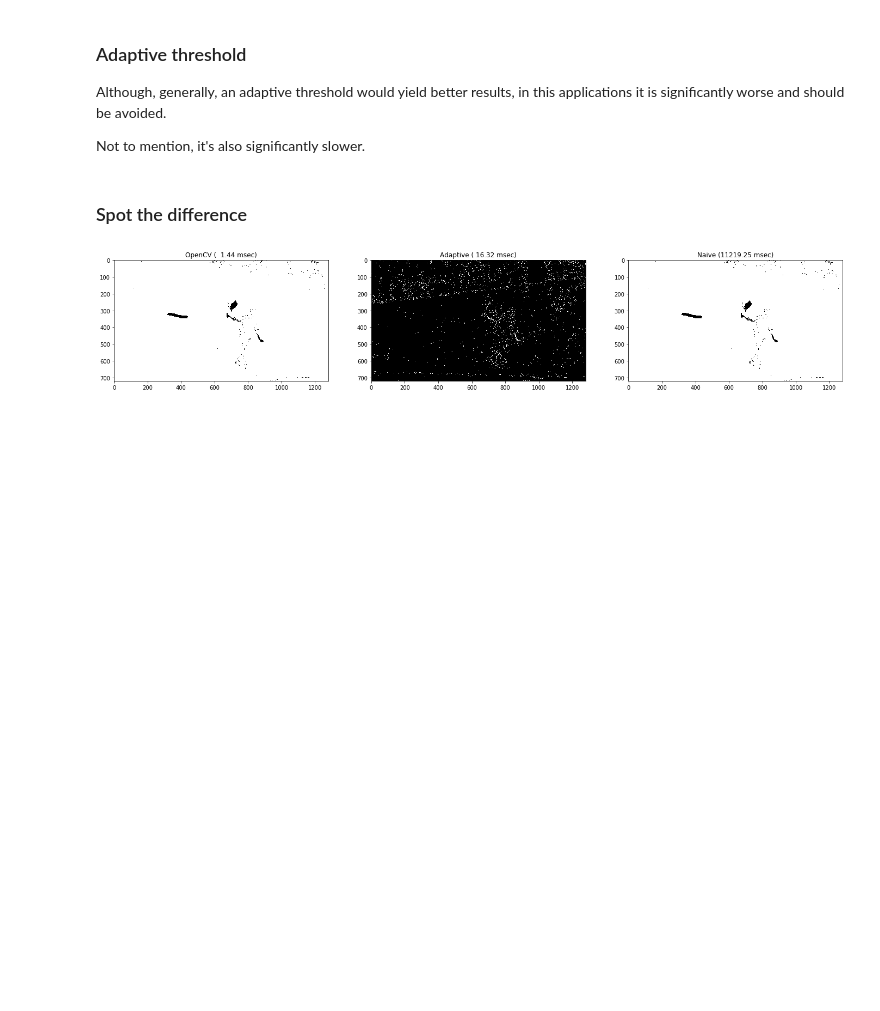
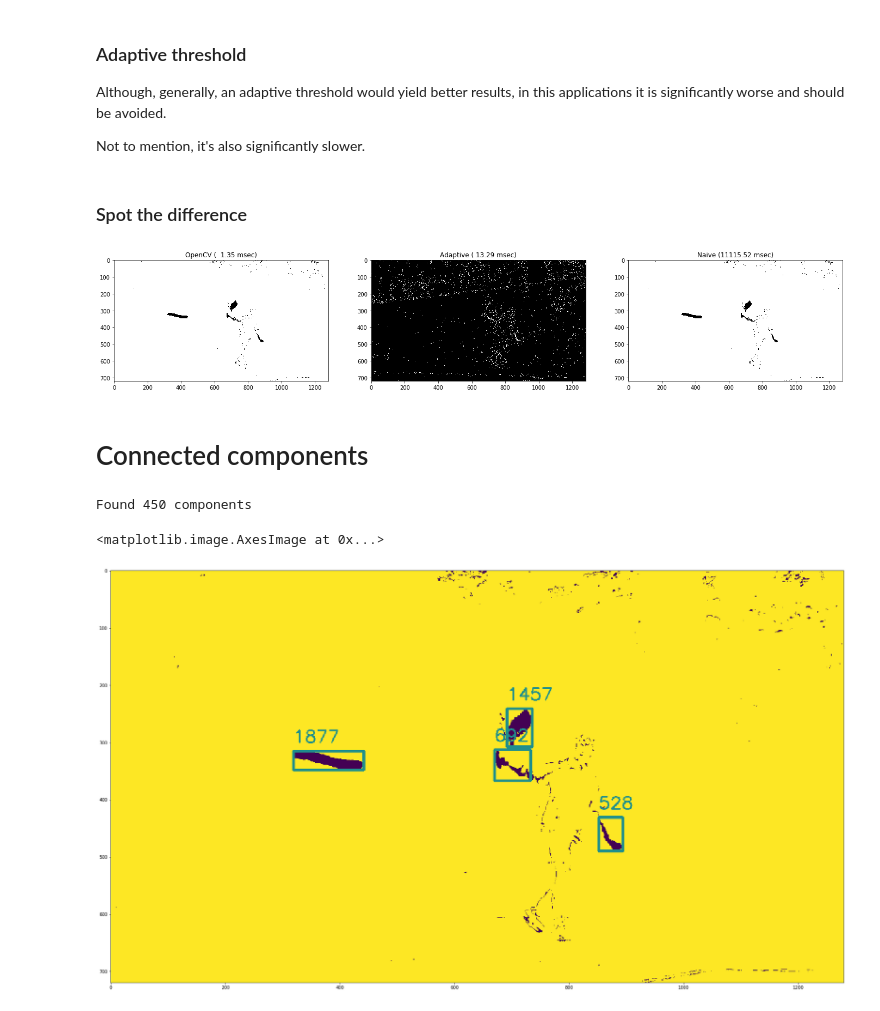
Before and after one commit to meharc/tensor, a Jupyter notebook: notebooks/Tennis & Palle.ipynb, the cells around one changed output. Cells and saved outputs as stored; diff of their text form; code cells hidden in the pictures; blank space fills up the shorter version.

Commit message:
Added component detection

```diff
--- a/notebooks/Tennis & Palle.ipynb
+++ b/notebooks/Tennis & Palle.ipynb
@@ -192,3 +192,38 @@ for t, img in enumerate([detect, detect_adaptive, detect_naive]):
     cv2.imwrite(IMG_TEMPLATE.format(titles[t].split()[0]), img)
 # %% [output]
 [figure]
+# %% [markdown]
+# Connected components
+# %%
+nd = cv2.bitwise_not(detect)
+num, labels, stats, centroids = cv2.connectedComponentsWithStats(nd, ltype=cv2.CV_16U)
+
+print("Found {} components".format(num - 1))
+plt.figure(figsize=(30, 30))
+
+font                   = cv2.FONT_HERSHEY_SIMPLEX
+fontScale              = 1
+fontColor              = 127
+lineType               = 2
+min_area = 500
+
+d = detect.copy()
+
+for i, centroid in enumerate(centroids):
+    if i == 0 or stats[i, cv2.CC_STAT_AREA] < min_area:
+        continue # Skip background & small objects (noise)
+
+    lt = (stats[i, cv2.CC_STAT_LEFT], stats[i, cv2.CC_STAT_TOP])
+    rb = (lt[0] + stats[i, cv2.CC_STAT_WIDTH], lt[1] + stats[i, cv2.CC_STAT_HEIGHT])
+    bottomLeftCornerOfText = (lt[0], lt[1] - 15)
+
+    cv2.rectangle(d, lt, rb, 127, 4)
+
+    cv2.putText(d, "{:.0f}".format(stats[i, cv2.CC_STAT_AREA]),
+                bottomLeftCornerOfText,
+                font, fontScale, fontColor, lineType)
+plt.imshow(d)
+# %% [output]
+Found 450 components
+<matplotlib.image.AxesImage at 0x...>
+[figure, added]
```
